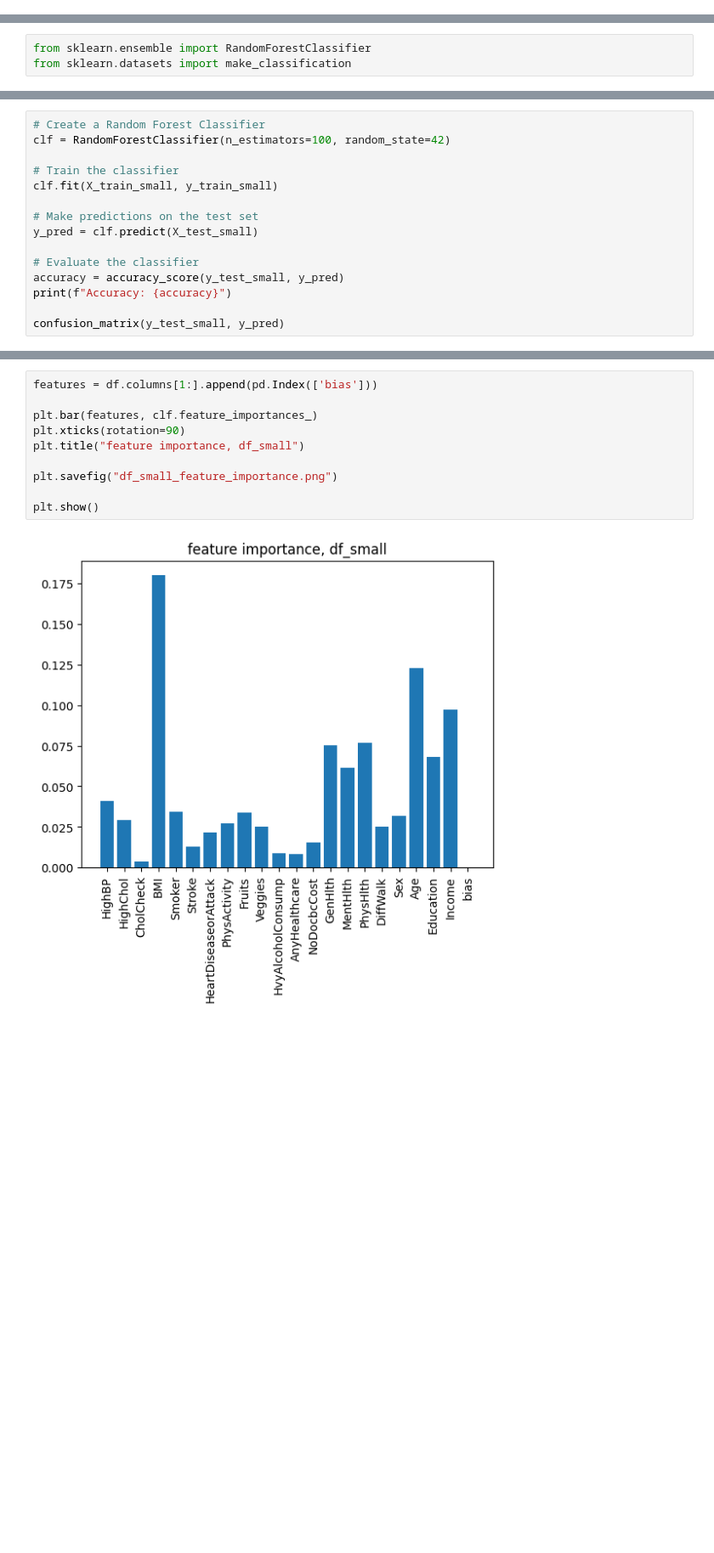
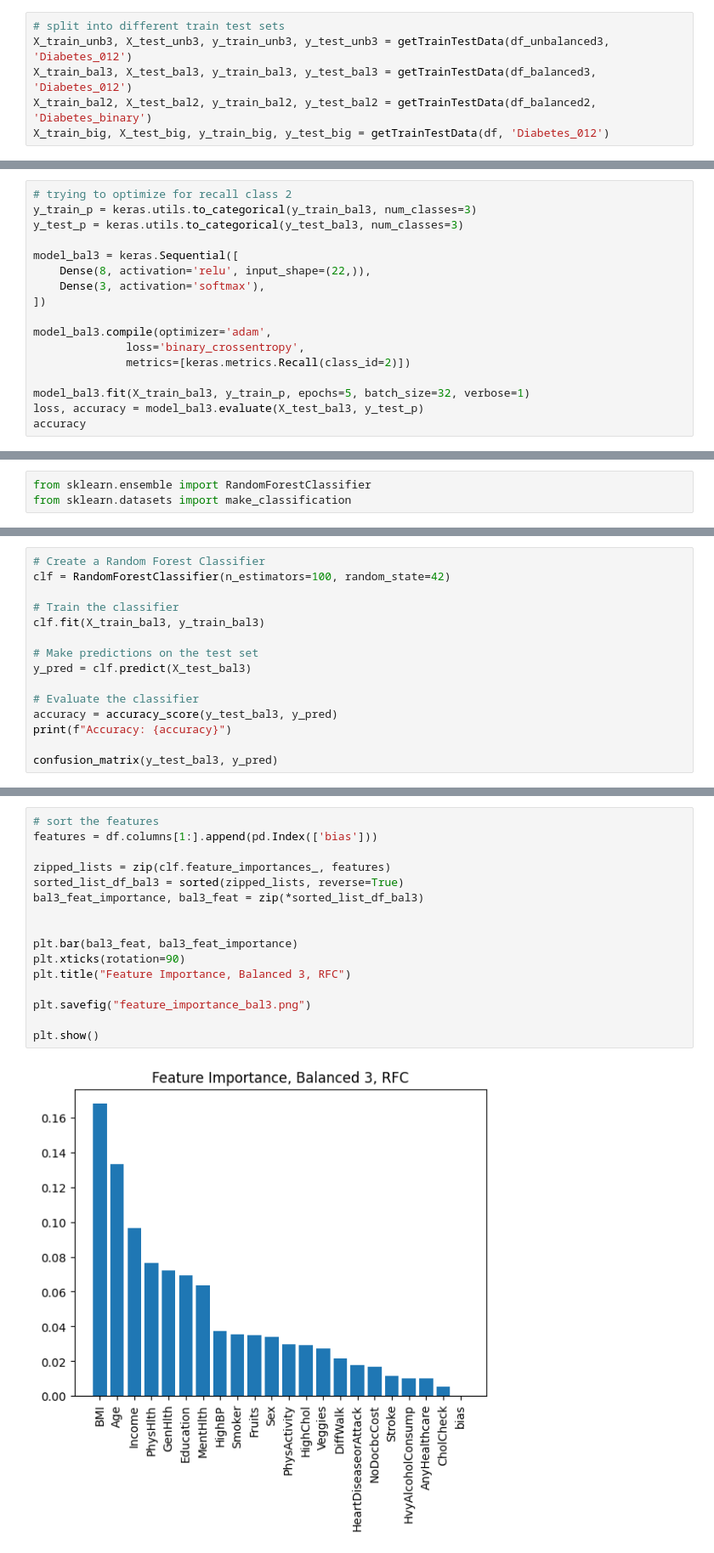
Before and after one commit to mackenzievvvz/diabetes-type-2, a Jupyter notebook: mlp/mlp.ipynb, the cells around one changed output, grey strips where cells are left out. Shown at 85% size. Saved outputs shown, nothing was run; the diff lists cells and outputs as text; blank space fills up the shorter version.

```diff
--- a/mlp/mlp.ipynb
+++ b/mlp/mlp.ipynb
@@ -73,3 +83,9 @@ X_train_balanced, X_test_balanced, y_train_balanced, y_test_balanced = getTrainT
+# %%
+# split into different train test sets
+X_train_unb3, X_test_unb3, y_train_unb3, y_test_unb3 = getTrainTestData(df_unbalanced3, 'Diabetes_012')
+X_train_bal3, X_test_bal3, y_train_bal3, y_test_bal3 = getTrainTestData(df_balanced3, 'Diabetes_012')
+X_train_bal2, X_test_bal2, y_train_bal2, y_test_bal2 = getTrainTestData(df_balanced2, 'Diabetes_binary')
+X_train_big, X_test_big, y_train_big, y_test_big = getTrainTestData(df, 'Diabetes_012')
 # %% [markdown]
 # Exploratory DA
 
@@ -372,0 +488,17 @@ model.fit(X_train_big, y_train_p, epochs=4, batch_size=50, verbose=1)
+# %%
+# trying to optimize for recall class 2
+y_train_p = keras.utils.to_categorical(y_train_bal3, num_classes=3)
+y_test_p = keras.utils.to_categorical(y_test_bal3, num_classes=3)
+
+model_bal3 = keras.Sequential([
+    Dense(8, activation='relu', input_shape=(22,)),
+    Dense(3, activation='softmax'),
+])
+
+model_bal3.compile(optimizer='adam',
+              loss='binary_crossentropy',
+              metrics=[keras.metrics.Recall(class_id=2)])
+
+model_bal3.fit(X_train_bal3, y_train_p, epochs=5, batch_size=32, verbose=1)
+loss, accuracy = model_bal3.evaluate(X_test_bal3, y_test_p)
+accuracy
@@ -441,14 +721,14 @@ from sklearn.datasets import make_classification
 clf = RandomForestClassifier(n_estimators=100, random_state=42)
 
 # Train the classifier
-clf.fit(X_train_small, y_train_small)
+clf.fit(X_train_bal3, y_train_bal3)
 
 # Make predictions on the test set
-y_pred = clf.predict(X_test_small)
+y_pred = clf.predict(X_test_bal3)
 
 # Evaluate the classifier
-accuracy = accuracy_score(y_test_small, y_pred)
+accuracy = accuracy_score(y_test_bal3, y_pred)
 print(f"Accuracy: {accuracy}")
 
-confusion_matrix(y_test_small, y_pred)
+confusion_matrix(y_test_bal3, y_pred)
 # %% [output]
@@ -459,12 +739,18 @@ array([[10464,     5,   295],
 # %%
+# sort the features
 features = df.columns[1:].append(pd.Index(['bias']))
 
-plt.bar(features, clf.feature_importances_)
+zipped_lists = zip(clf.feature_importances_, features)
+sorted_list_df_bal3 = sorted(zipped_lists, reverse=True)
+bal3_feat_importance, bal3_feat = zip(*sorted_list_df_bal3)
+
+
+plt.bar(bal3_feat, bal3_feat_importance)
 plt.xticks(rotation=90)
-plt.title("feature importance, df_small")
+plt.title("Feature Importance, Balanced 3, RFC")
 
-plt.savefig("df_small_feature_importance.png")
+plt.savefig("feature_importance_bal3.png")
 
 plt.show()
 # %% [output]
-[figure, old version]
+[figure, new version]
```
Also changed, not shown: parts of 72 cells of this notebook, 6 other files.
